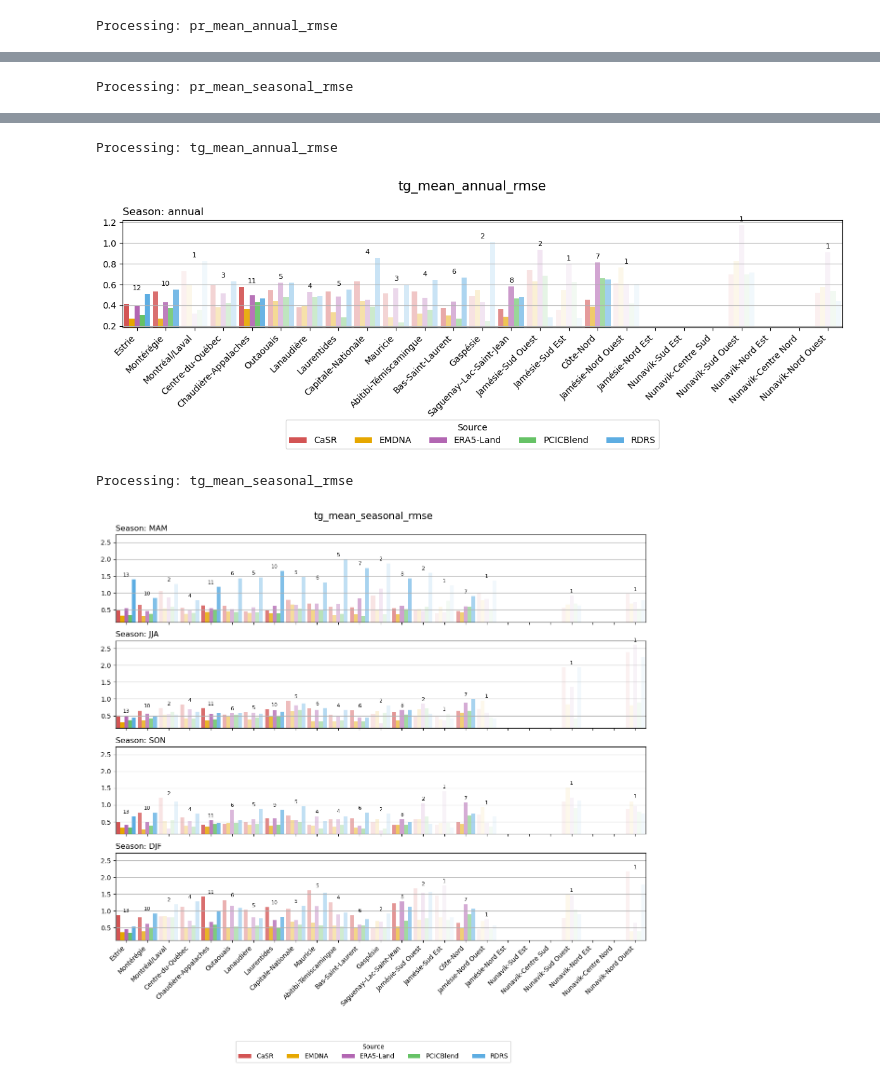
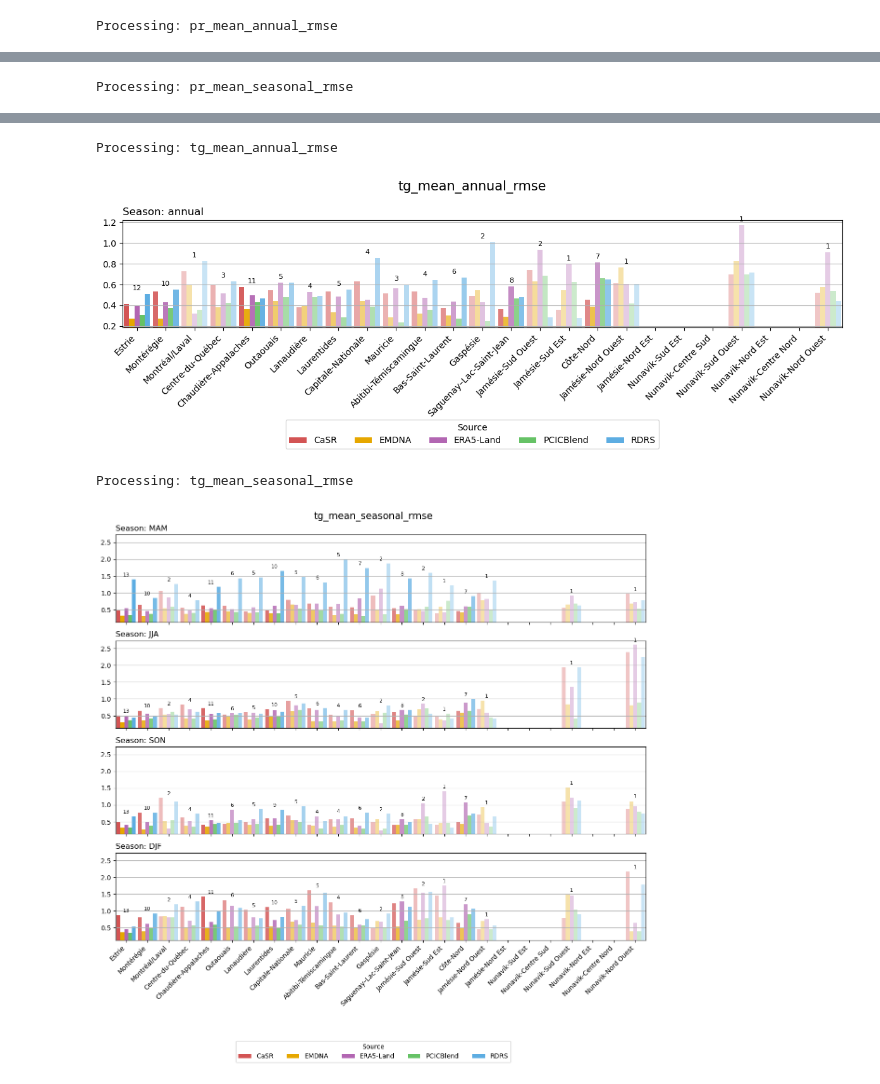
Before and after one commit to Ouranosinc/obsflow, a Jupyter notebook: notebooks/plotting_regional_means_bars.ipynb, the cells around one changed output, grey strips where cells are left out. Cells and saved outputs as stored; diff of their text form; code cells hidden in the pictures.

```diff
--- a/notebooks/plotting_regional_means_bars.ipynb
+++ b/notebooks/plotting_regional_means_bars.ipynb
@@ -79,7 +79,11 @@ for var in variables:
 
         # Compute per-region alpha scaling
         max_nst = np.nanmax(nstation_season)
-        alpha_by_region = np.where(np.isfinite(nstation_season), nstation_season / max_nst, 0.0)
+        min_nst = np.nanmin(nstation_season)
+
+        threshold = 0.33
+        alphas = threshold + ((nstation_season-min_nst)/(max_nst-min_nst)) * (1-threshold)
+        alpha_by_region = np.where(np.isfinite(nstation_season), alphas, 0.0)
 
         x = np.arange(len(regions))
         for j, source in enumerate(sources):
@@ -141,4 +145,4 @@ Processing: pr_mean_seasonal_rmse
 Processing: tg_mean_annual_rmse
-[figure, old version]
+[figure, new version]
 Processing: tg_mean_seasonal_rmse
-[figure, old version]
+[figure, new version]
```
Also changed, not shown: parts of 1 cell of this notebook, 2 other files.
